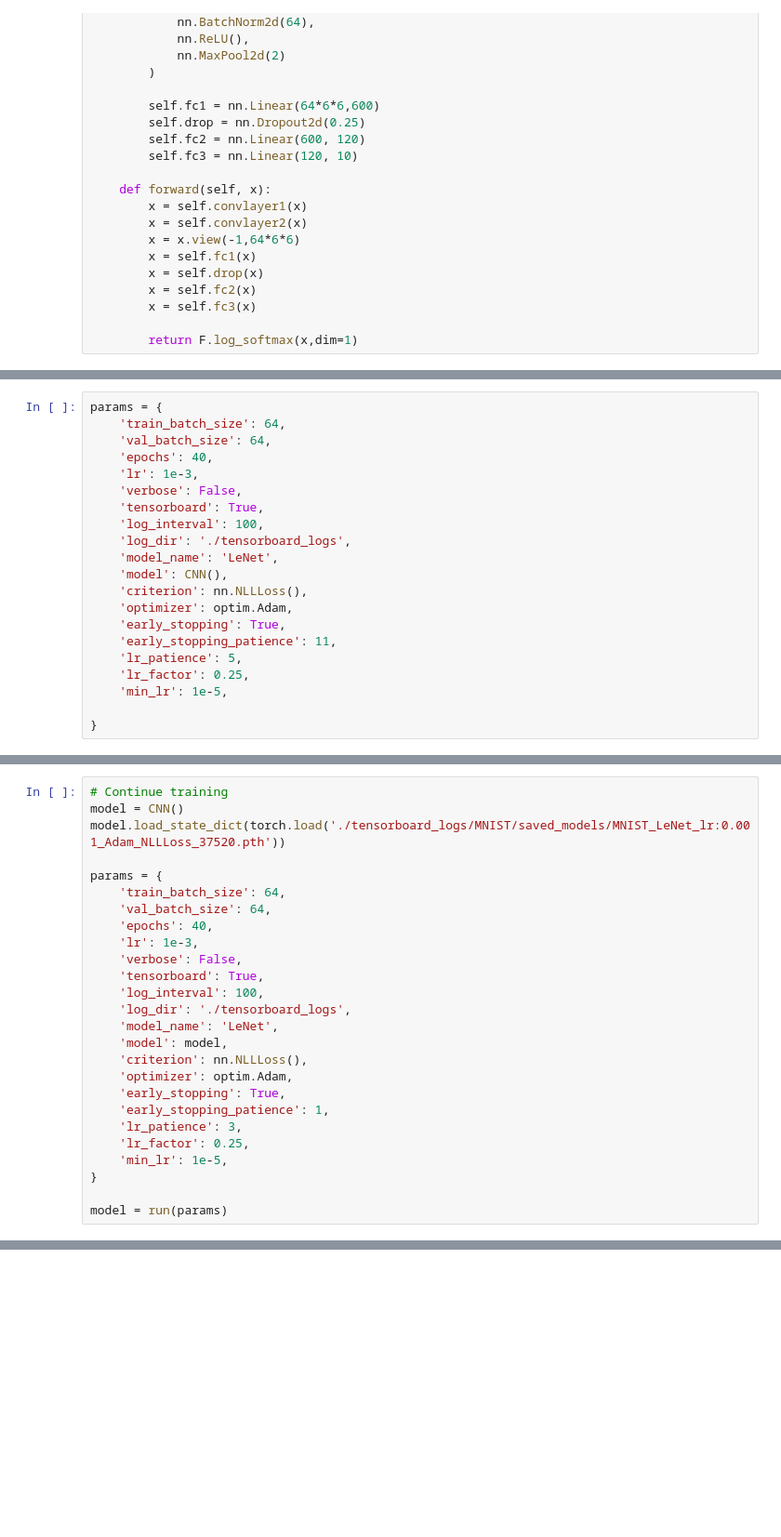
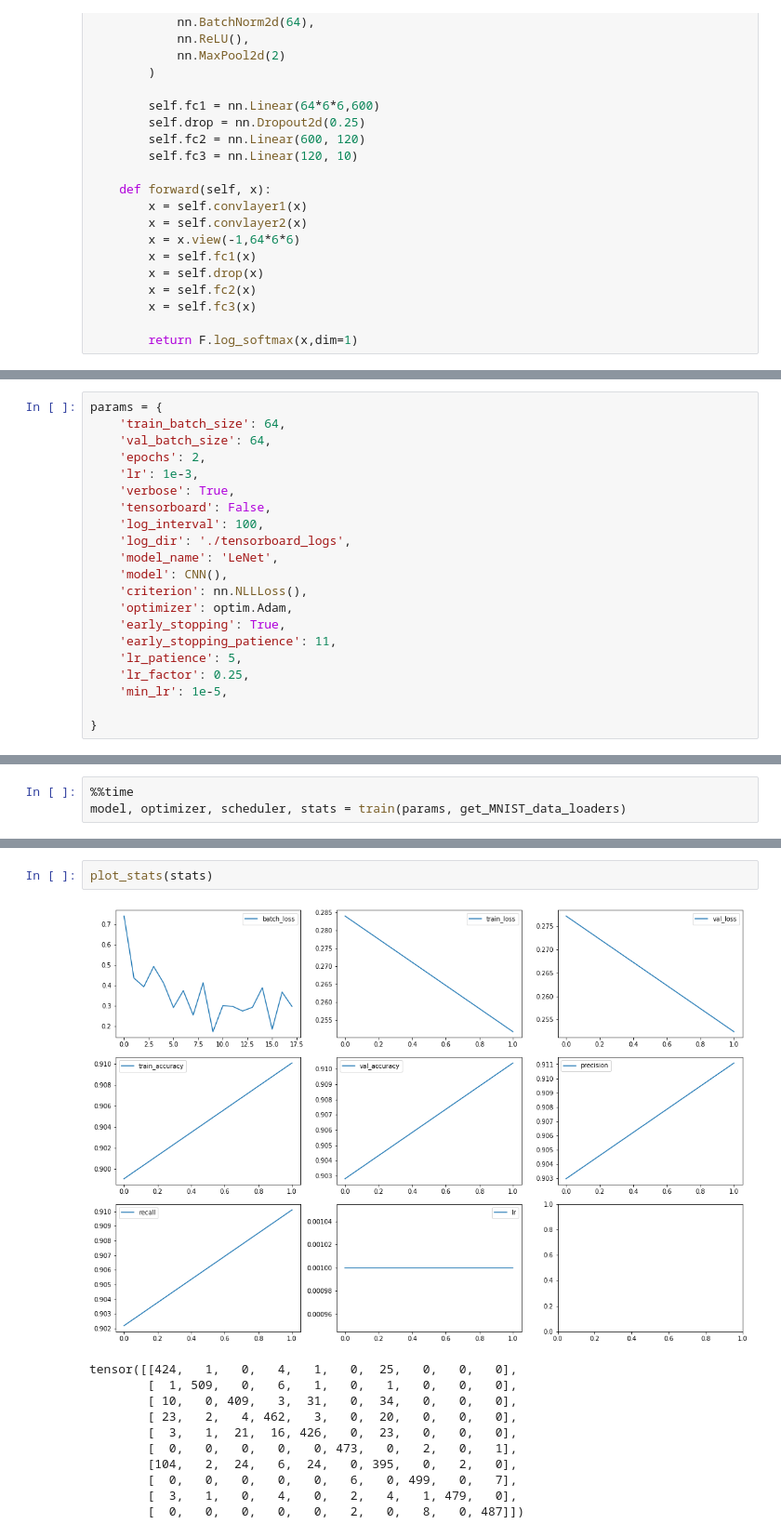
Before and after one commit to NesterukSergey/pytorch-classification-pipeline, a Jupyter notebook: classification_pipeline.ipynb, the cells around one changed output, grey strips where cells are left out. Shown: that part at 93% size. Cells and saved outputs as stored; diff of their text form; blank space fills up the shorter version.

```diff
--- a/classification_pipeline.ipynb
+++ b/classification_pipeline.ipynb
@@ -318,10 +60,10 @@ def run(params):
 params = {
     'train_batch_size': 64,
     'val_batch_size': 64,
-    'epochs': 40,
+    'epochs': 2,
     'lr': 1e-3,
-    'verbose': False,
-    'tensorboard': True,
+    'verbose': True,
+    'tensorboard': False,
     'log_interval': 100,
     'log_dir': './tensorboard_logs',
     'model_name': 'LeNet',
@@ -344,26 +79,0 @@ FileNotFoundError: [Errno 2] No such file or directory: './tensorboard_logs/MNIS
-# %%
-# Continue training
-model = CNN()
-model.load_state_dict(torch.load('./tensorboard_logs/MNIST/saved_models/MNIST_LeNet_lr:0.001_Adam_NLLLoss_37520.pth'))
-
-params = {
-    'train_batch_size': 64,
-    'val_batch_size': 64,
-    'epochs': 40,
-    'lr': 1e-3,
-    'verbose': False,
-    'tensorboard': True,
-    'log_interval': 100,
-    'log_dir': './tensorboard_logs',
-    'model_name': 'LeNet',
-    'model': model,
-    'criterion': nn.NLLLoss(),
-    'optimizer': optim.Adam,
-    'early_stopping': True,
-    'early_stopping_patience': 1,
-    'lr_patience': 3,
-    'lr_factor': 0.25,
-    'min_lr': 1e-5,
-}
-
-model = run(params)
@@ -385,0 +80,3 @@ Recall:  tensor([0.9579, 1.0000, 0.9921, 0.9798, 0.9840, 1.0000, 0.9879, 0.9961,
+# %%
+%%time
+model, optimizer, scheduler, stats = train(params, get_MNIST_data_loaders)
@@ -385,0 +101,14 @@ Recall:  tensor([0.9579, 1.0000, 0.9921, 0.9798, 0.9840, 1.0000, 0.9879, 0.9961,
+# %%
+plot_stats(stats)
+# %% [output]
+[figure, added]
+tensor([[424,   1,   0,   4,   1,   0,  25,   0,   0,   0],
+        [  1, 509,   0,   6,   1,   0,   1,   0,   0,   0],
+        [ 10,   0, 409,   3,  31,   0,  34,   0,   0,   0],
+        [ 23,   2,   4, 462,   3,   0,  20,   0,   0,   0],
+        [  3,   1,  21,  16, 426,   0,  23,   0,   0,   0],
+        [  0,   0,   0,   0,   0, 473,   0,   2,   0,   1],
+        [104,   2,  24,   6,  24,   0, 395,   0,   2,   0],
+        [  0,   0,   0,   0,   0,   6,   0, 499,   0,   7],
+        [  3,   1,   0,   4,   0,   2,   4,   1, 479,   0],
+        [  0,   0,   0,   0,   0,   2,   0,   8,   0, 487]])
```
Also changed, not shown: parts of 14 cells of this notebook, 4 other files.
